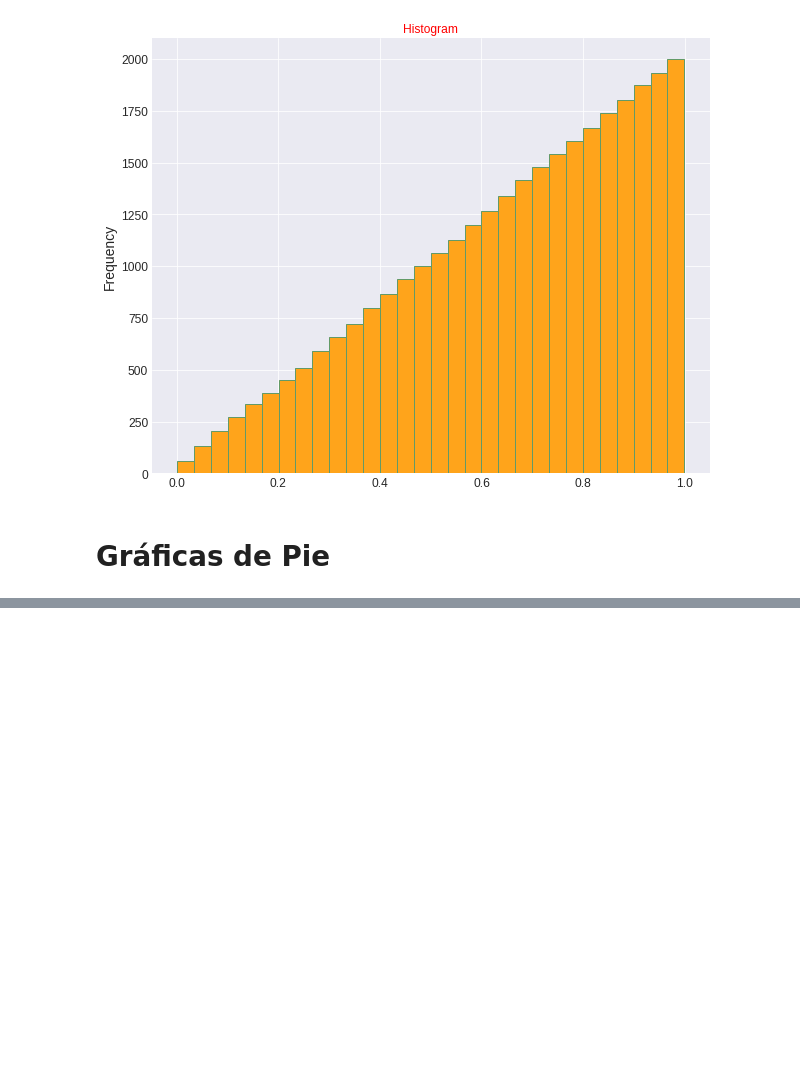
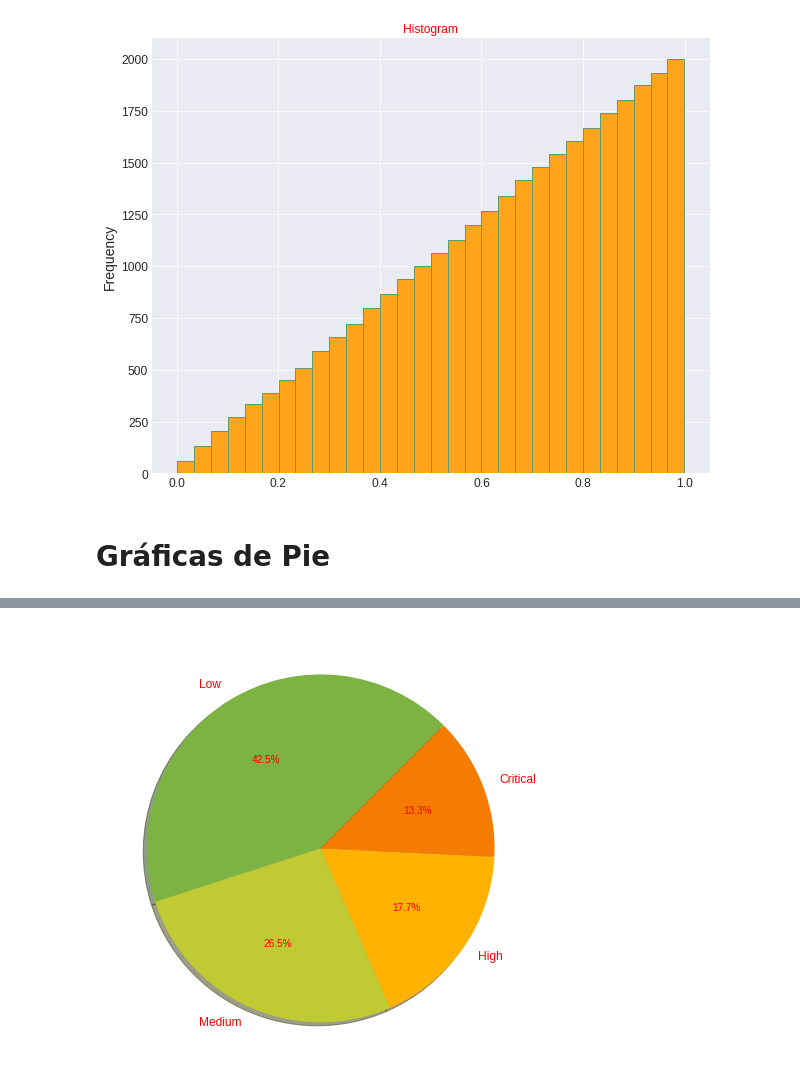
Before and after one commit to hatchdavid1/data_viz_plt_sns, a Jupyter notebook: data_viz_plt.ipynb, the cells around one changed output, grey strips where cells are left out. Saved outputs shown, nothing was run; the diff lists cells and outputs as text; code cells hidden in the pictures; blank space fills up the shorter version.

```diff
--- a/data_viz_plt.ipynb
+++ b/data_viz_plt.ipynb
@@ -687,0 +697,9 @@ plt.show()
+# %%
+plt.figure(figsize=(8,8))
+tickets = [48 , 30 , 20 , 15]
+labels = ['Low' , 'Medium' , 'High' , 'Critical']
+colors = ['#7CB342','#C0CA33','#FFB300','#F57C00']
+plt.pie (tickets , labels= labels , colors= colors , startangle=45 , shadow='true', autopct='%1.1f%%', explode=[0,0 , 0 , 0])
+plt.show()
+# %% [output]
+[figure, added]
```
Also changed, not shown: parts of 15 cells of this notebook.
